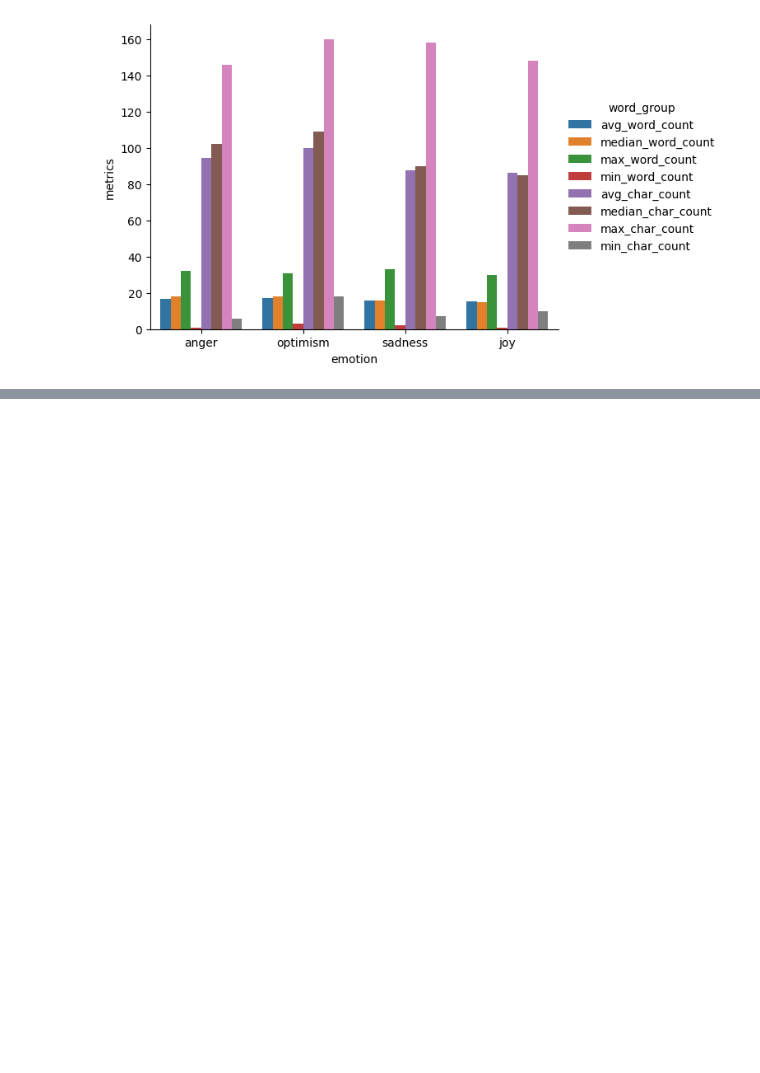
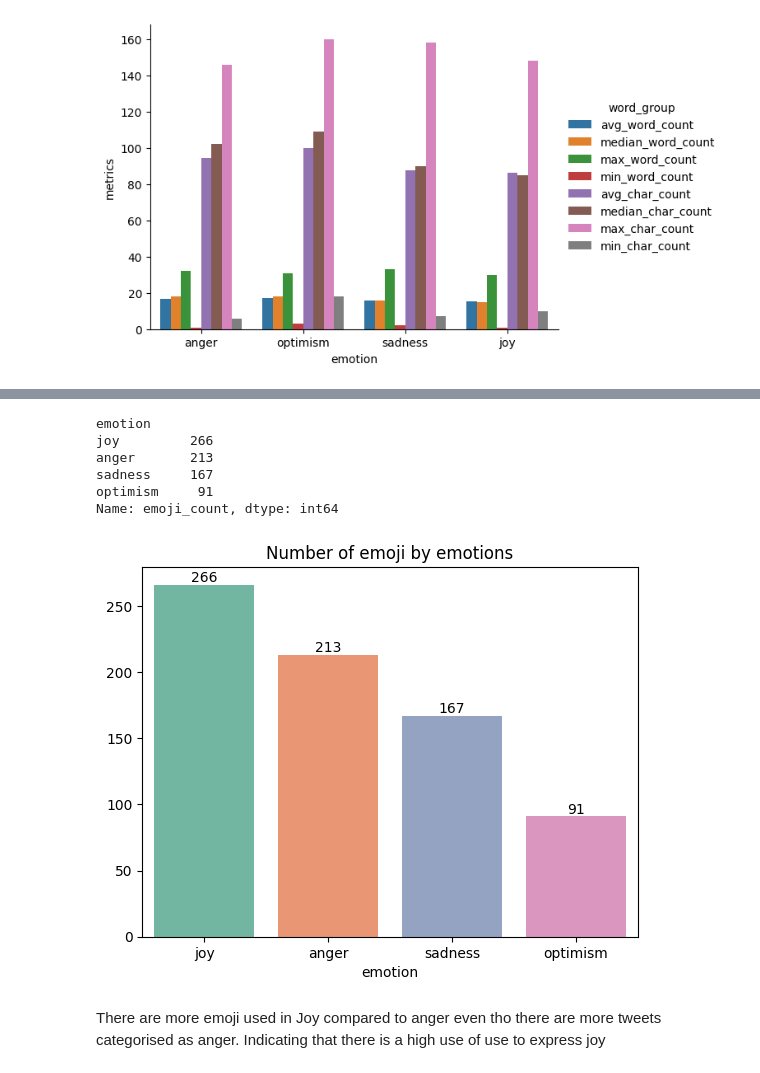
Before and after one commit to Fatai-soliu/emotion-text-ml, a Jupyter notebook: notebooks/data_exploration.ipynb, the cells around one changed output, grey strips where cells are left out. Saved outputs shown, nothing was run; the diff lists cells and outputs as text; code cells hidden in the pictures; blank space fills up the shorter version.

Commit message:
updated number of emoji used per emotion

```diff
--- a/notebooks/data_exploration.ipynb
+++ b/notebooks/data_exploration.ipynb
@@ -155,0 +172,9 @@ sns.move_legend(ax, bbox_to_anchor=(1, 0.5), loc='center left', frameon=False)
+# %%
+## Check if tweet contains emoji
+import emoji
+
+tweet_df['emoji_count'] = tweet_df['text'].apply(
+    lambda x: sum(char in emoji.EMOJI_DATA for char in x)
+)
+
+tweet_df.head(10)
@@ -155,0 +193,34 @@ sns.move_legend(ax, bbox_to_anchor=(1, 0.5), loc='center left', frameon=False)
+# %%
+emoji_by_emotion = (
+    tweet_df
+    .groupby('emotion')['emoji_count']
+    .sum()
+    .sort_values(ascending=False)
+)
+
+emoji_by_emotion
+# %% [output]
+emotion
+joy         266
+anger       213
+sadness     167
+optimism     91
+Name: emoji_count, dtype: int64
+# %%
+## Bar chart to show class distribution
+
+ab = sns.barplot(
+    x = emoji_by_emotion.index,
+    y = emoji_by_emotion.values,
+    hue = emoji_by_emotion.index
+    ,palette="Set2")
+
+ab.set_title("Number of emoji by emotions")
+
+## Add labels on top of each bar
+for container in ab.containers:
+    ab.bar_label(container, fontsize = 10, label_type= 'edge')
+# %% [output]
+[figure, added]
+# %% [markdown]
+There are more emoji used in Joy compared to anger even tho there are more tweets categorised as anger. Indicating that there is a high use of use to express joy
```
Also changed, not shown: parts of 2 cells of this notebook.
